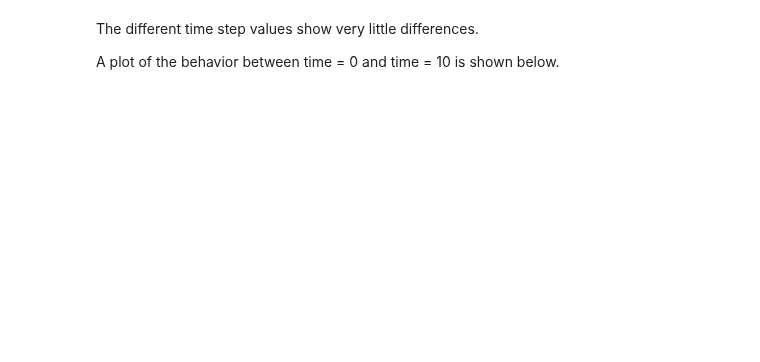
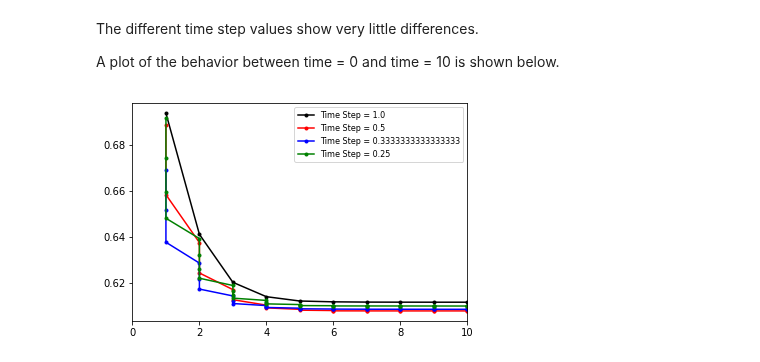
Before and after one commit to colomoto/colomoto-docker, a Jupyter notebook: usecases/Population-level Cell Fate with UpPMaBoSS/TimeStepDependency.ipynb, the cells around one changed output. Cells and saved outputs as stored; diff of their text form; code cells hidden in the pictures; blank space fills up the shorter version.

```diff
--- a/usecases/Population-level Cell Fate with UpPMaBoSS/TimeStepDependency.ipynb
+++ b/usecases/Population-level Cell Fate with UpPMaBoSS/TimeStepDependency.ipynb
@@ -130,15 +226,17 @@ A plot of the behavior between time = 0 and time = 10 is shown below.
 # %%
 fig, ax = plt.subplots()
 for i, (ratio,color) in enumerate(ratios.items()):
     pop_ratios = upp_sims[i].get_population_ratios()
     pop_ratios = pop_ratios[1:]
 
     time_steps = []
     pop_ratio_steps = []
     for step, pop_ratio in pop_ratios.items():
-        time_steps.append(int(step)*max_time/ratio)
+        time_steps.append(int(step)*max_time)
         pop_ratio_steps.append(float(pop_ratio))
     ax.plot(time_steps,pop_ratio_steps,'k.-',label='Time Step = '+str(1/ratio),c=color)
 plt.xlim(0,10)
 ax.legend(loc='upper right',prop={'size':8})
 plt.show()
+# %% [output]
+[figure, added]
```
Also changed, not shown: parts of 20 cells of this notebook, 6 other files.
